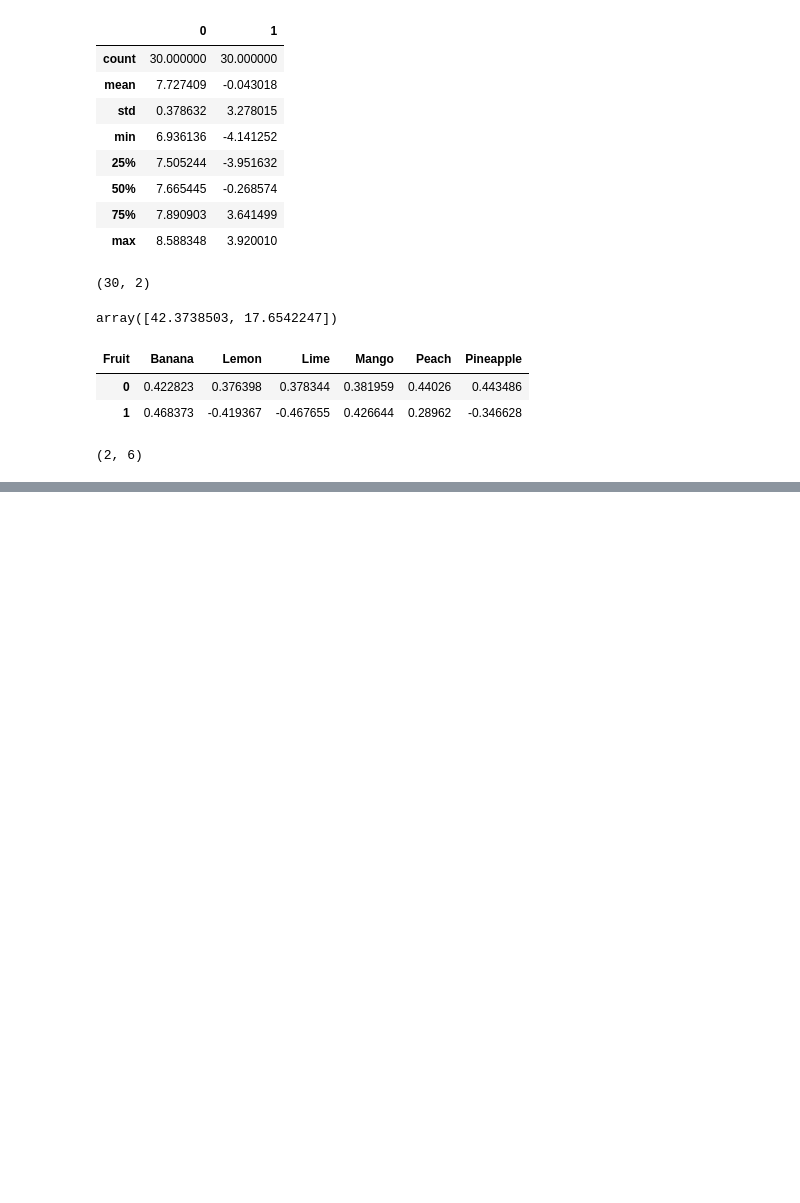
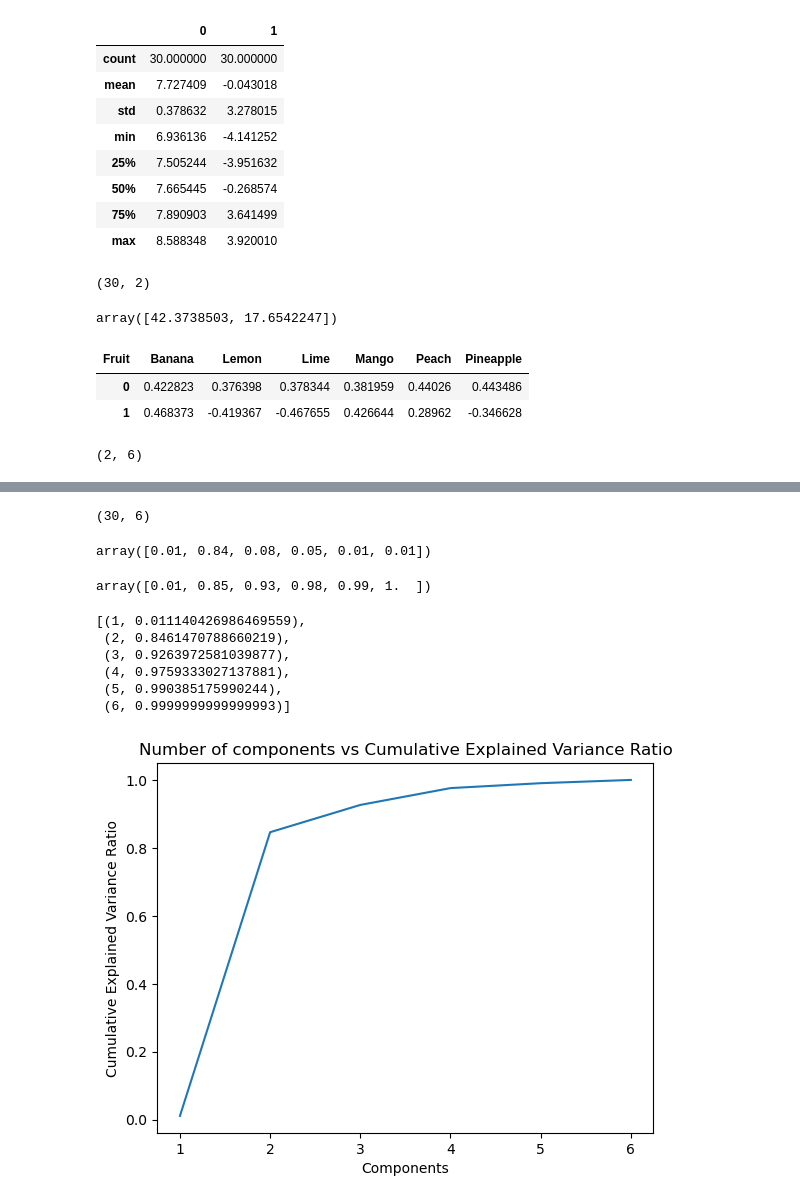
Before and after one commit to Camiloesp/PythonDataScience_UnsupervisedML, a Jupyter notebook: 5_Recommenders.ipynb, the cells around one changed output, grey strips where cells are left out. Drawn from its saved outputs; the diff is of its cells as text; code cells hidden in the pictures; blank space fills up the shorter version.

Commit message:
Choosing number of components

```diff
--- a/5_Recommenders.ipynb
+++ b/5_Recommenders.ipynb
@@ -305,0 +335,3 @@ VT_df.shape
+# %%
+svd6 = TruncatedSVD(n_components=6) # 6 columns in original data set X
+U6 = svd6.fit_transform(X)
@@ -305,0 +348,36 @@ VT_df.shape
+# %%
+U6.shape
+# %% [output]
+(30, 6)
+# %%
+svd6.explained_variance_ratio_.round(2)
+# %% [output]
+array([0.01, 0.84, 0.08, 0.05, 0.01, 0.01])
+# %%
+import numpy as np
+
+np.cumsum(svd6.explained_variance_ratio_).round(2)
+# %% [output]
+array([0.01, 0.85, 0.93, 0.98, 0.99, 1.  ])
+# %%
+# prep the data for line plot
+cum_evr6 = list(zip(range(1, U6.shape[1] + 1), np.cumsum(svd6.explained_variance_ratio_))) # hits 80% at 2 components
+cum_evr6
+# %% [output]
+[(1, 0.011140426986469559),
+ (2, 0.8461470788660219),
+ (3, 0.9263972581039877),
+ (4, 0.9759333027137881),
+ (5, 0.990385175990244),
+ (6, 0.9999999999999993)]
+# %%
+# 80%+ of the variance is captured at 2 components --> choose a 2 component model
+cum_evr6_df = pd.DataFrame(cum_evr6).set_index(0)
+cum_evr6_df.plot(
+    title= 'Number of components vs Cumulative Explained Variance Ratio',
+    xlabel= 'Components',
+    ylabel= 'Cumulative Explained Variance Ratio',
+    legend= False
+);
+# %% [output]
+[figure, added]
```
Also changed, not shown: parts of 7 cells of this notebook, 1 other file.
